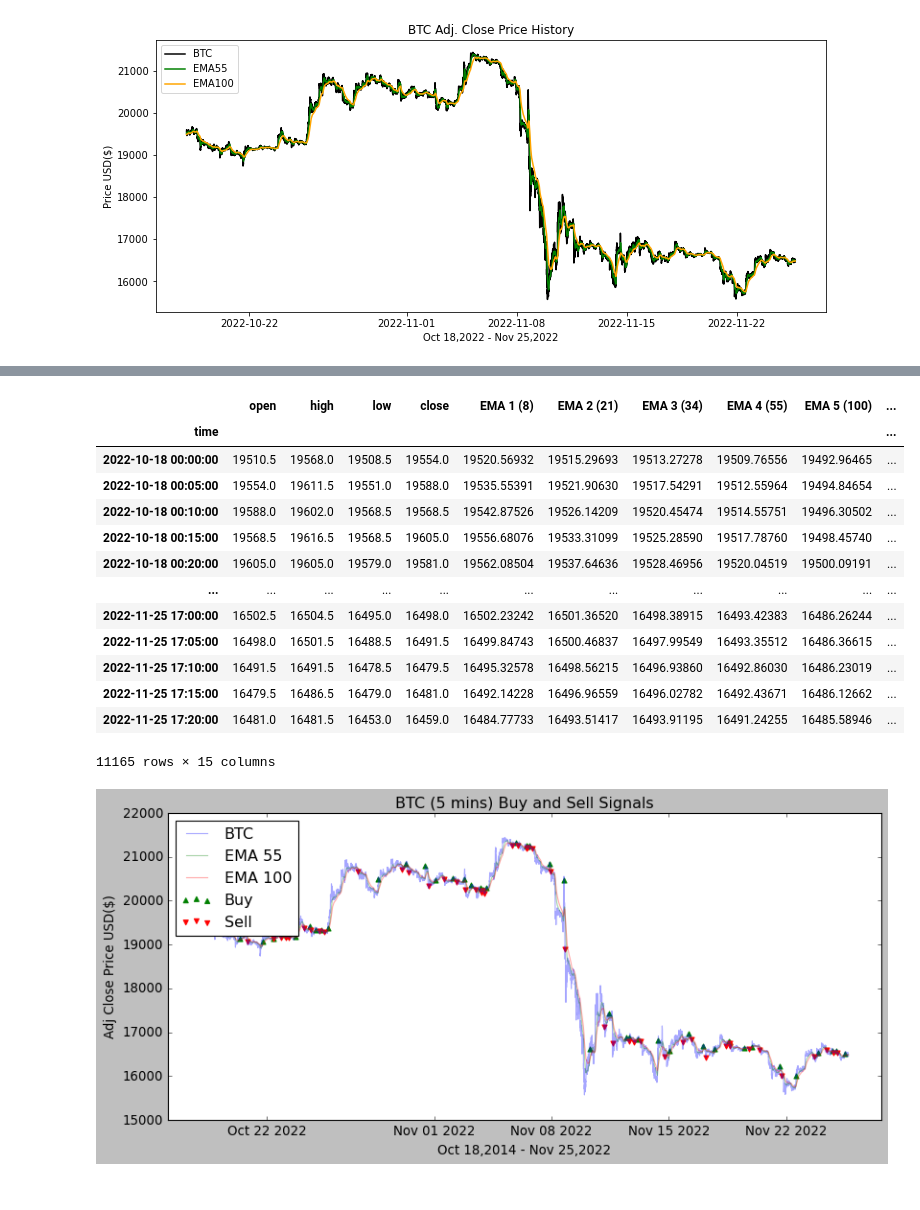
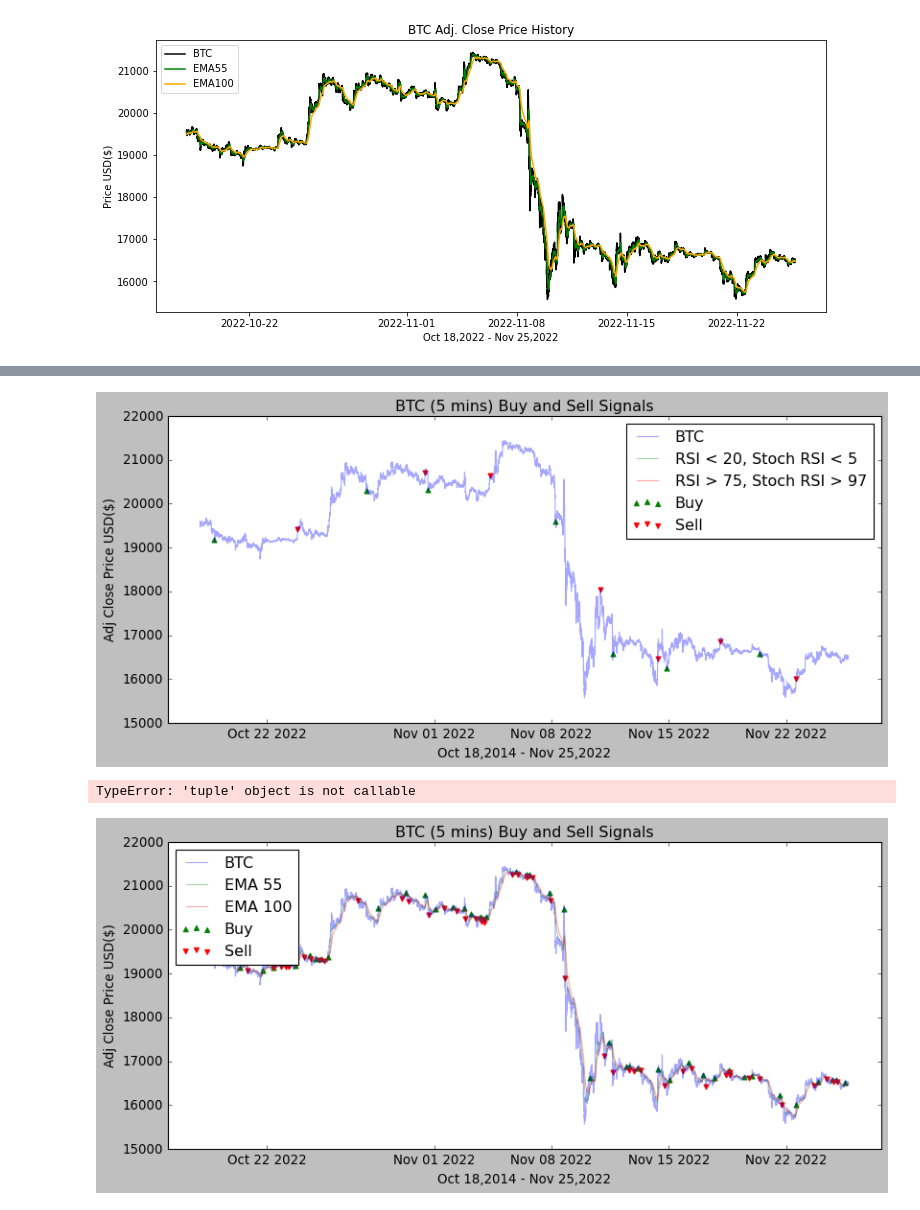
Before and after one commit to litosmunoz/Introduction-to-Quantitative-Trading, a Jupyter notebook: backtesting_bot/btc_bot.ipynb, the cells around one changed output, grey strips where cells are left out. Cells and saved outputs as stored; diff of their text form; code cells hidden in the pictures.

```diff
--- a/backtesting_bot/btc_bot.ipynb
+++ b/backtesting_bot/btc_bot.ipynb
@@ -66,3 +66,35 @@ def buySell(btc_5):
       sigPriceBuy.append(np.nan)
       sigPriceSell.append(np.nan)
   return(sigPriceBuy, sigPriceSell)
+# %%
+def buySell_RSI(btc_5):
+  sigPriceBuy = []
+  sigPriceSell = []
+  flag = -1
+  for i in range(len(btc_5)):
+    if (btc_5 ['RSI'][i] < 20 and btc_5 ['RSI Stoch'][i] < 5 and btc_5 ['close'][i] < btc_5["Lower ATR 3"][i]):
+      if flag != 1:
+        sigPriceBuy.append(btc_5['close'][i])
+        sigPriceSell.append(np.nan)
+        flag = 1
+      else:
+        sigPriceBuy.append(np.nan)
+        sigPriceSell.append(np.nan)
+    elif (btc_5['RSI'][i] > 80 and btc_5 ['RSI Stoch'][i] > 97 and btc_5 ['close'][i] > btc_5["Upper ATR 3"][i]):
+      if flag != 0:
+        sigPriceBuy.append(np.nan)
+        sigPriceSell.append(btc_5['close'][i])
+        flag = 0
+      else:
+        sigPriceBuy.append(np.nan)
+        sigPriceSell.append(np.nan)
+    else:
+      sigPriceBuy.append(np.nan)
+      sigPriceSell.append(np.nan)
+  return(sigPriceBuy, sigPriceSell)
+# %%
+buySell_RSI = buySell_RSI(btc_5)
+btc_5['Buy Signal Price RSI'] = buySell_RSI[0]
+btc_5['Sell Signal Price RSI'] = buySell_RSI[1]
+# To show the data
+btc_5
@@ -69,3 +116,18 @@ def buySell(btc_5):
+# %%
+plt.style.use('classic')
+plt.figure(figsize=(12,5))
+plt.plot(btc_5['close'], label='BTC', alpha=0.35)
+plt.plot(btc_5['Buy Signal Price RSI'], label='RSI < 20, Stoch RSI < 5', alpha=0.35)
+plt.plot(btc_5['Sell Signal Price RSI'],label='RSI > 75, Stoch RSI > 97', alpha=0.35)
+plt.scatter(btc_5.index, btc_5['Buy Signal Price RSI'], label ='Buy', marker='^',color='green')
+plt.scatter(btc_5.index, btc_5['Sell Signal Price RSI'],label='Sell', marker='v', color='red')
+plt.title('BTC (5 mins) Buy and Sell Signals')
+plt.xlabel("Oct 18,2014 - Nov 25,2022")
+plt.ylabel("Adj Close Price USD($)")
+plt.legend(loc='upper right')
+plt.show()
+# %% [output]
+[figure, added]
 # %%
 buySell = buySell(btc_5)
 btc_5['Buy Signal Price'] = buySell[0]
@@ -73,20 +135,7 @@ btc_5['Sell Signal Price'] = buySell[1]
 # To show the data
 btc_5
 # %% [output]
-|  | open | high | low | close | EMA 1 (8) | EMA 2 (21) | EMA 3 (34) | EMA 4 (55) | EMA 5 (100) | ... |
-| time |  |  |  |  |  |  |  |  |  | ... |
-| 2022-10-18 00:00:00 | 19510.5 | 19568.0 | 19508.5 | 19554.0 | 19520.56932 | 19515.29693 | 19513.27278 | 19509.76556 | 19492.96465 | ... |
-| 2022-10-18 00:05:00 | 19554.0 | 19611.5 | 19551.0 | 19588.0 | 19535.55391 | 19521.90630 | 19517.54291 | 19512.55964 | 19494.84654 | ... |
-| 2022-10-18 00:10:00 | 19588.0 | 19602.0 | 19568.5 | 19568.5 | 19542.87526 | 19526.14209 | 19520.45474 | 19514.55751 | 19496.30502 | ... |
-| 2022-10-18 00:15:00 | 19568.5 | 19616.5 | 19568.5 | 19605.0 | 19556.68076 | 19533.31099 | 19525.28590 | 19517.78760 | 19498.45740 | ... |
-| 2022-10-18 00:20:00 | 19605.0 | 19605.0 | 19579.0 | 19581.0 | 19562.08504 | 19537.64636 | 19528.46956 | 19520.04519 | 19500.09191 | ... |
-| ... | ... | ... | ... | ... | ... | ... | ... | ... | ... | ... |
-| 2022-11-25 17:00:00 | 16502.5 | 16504.5 | 16495.0 | 16498.0 | 16502.23242 | 16501.36520 | 16498.38915 | 16493.42383 | 16486.26244 | ... |
-| 2022-11-25 17:05:00 | 16498.0 | 16501.5 | 16488.5 | 16491.5 | 16499.84743 | 16500.46837 | 16497.99549 | 16493.35512 | 16486.36615 | ... |
-| 2022-11-25 17:10:00 | 16491.5 | 16491.5 | 16478.5 | 16479.5 | 16495.32578 | 16498.56215 | 16496.93860 | 16492.86030 | 16486.23019 | ... |
-| 2022-11-25 17:15:00 | 16479.5 | 16486.5 | 16479.0 | 16481.0 | 16492.14228 | 16496.96559 | 16496.02782 | 16492.43671 | 16486.12662 | ... |
-| 2022-11-25 17:20:00 | 16481.0 | 16481.5 | 16453.0 | 16459.0 | 16484.77733 | 16493.51417 | 16493.91195 | 16491.24255 | 16485.58946 | ... |
-11165 rows × 15 columns
+TypeError: 'tuple' object is not callable
 # %%
 plt.style.use('classic')
 plt.figure(figsize=(12,5))
```
Also changed, not shown: parts of 1 cell of this notebook, 3 other files.
